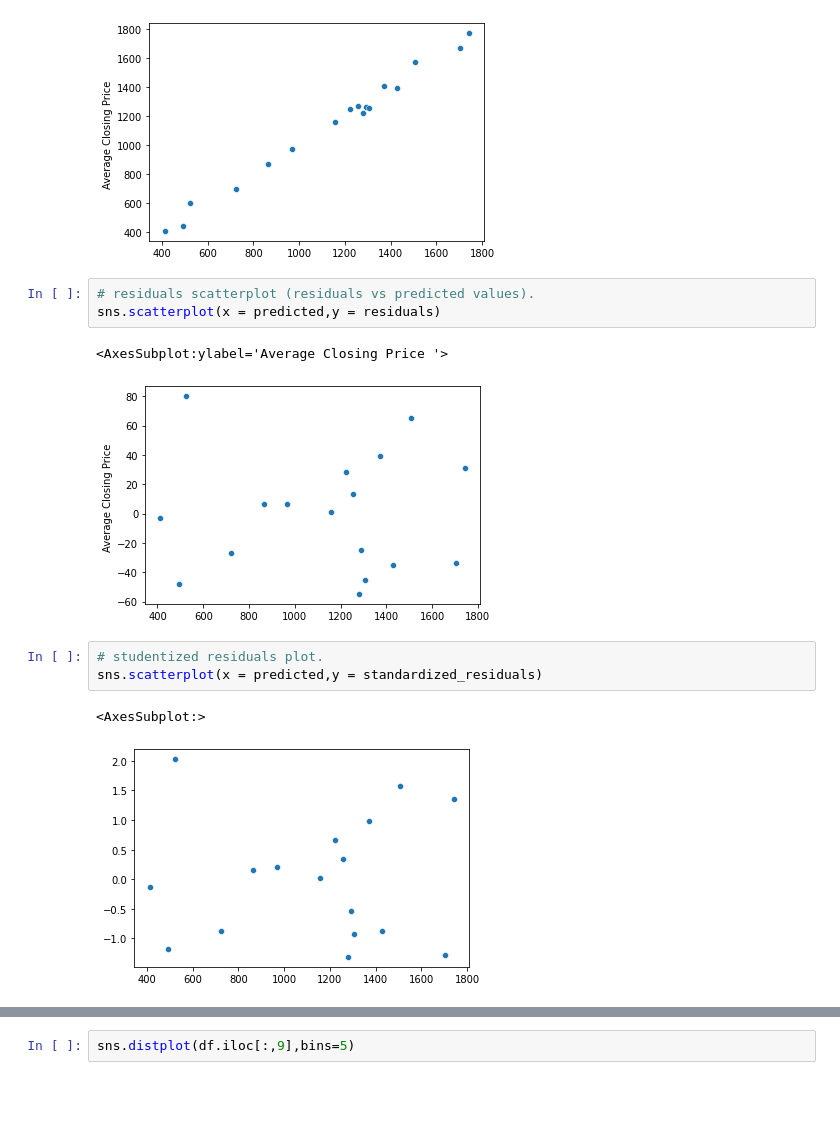
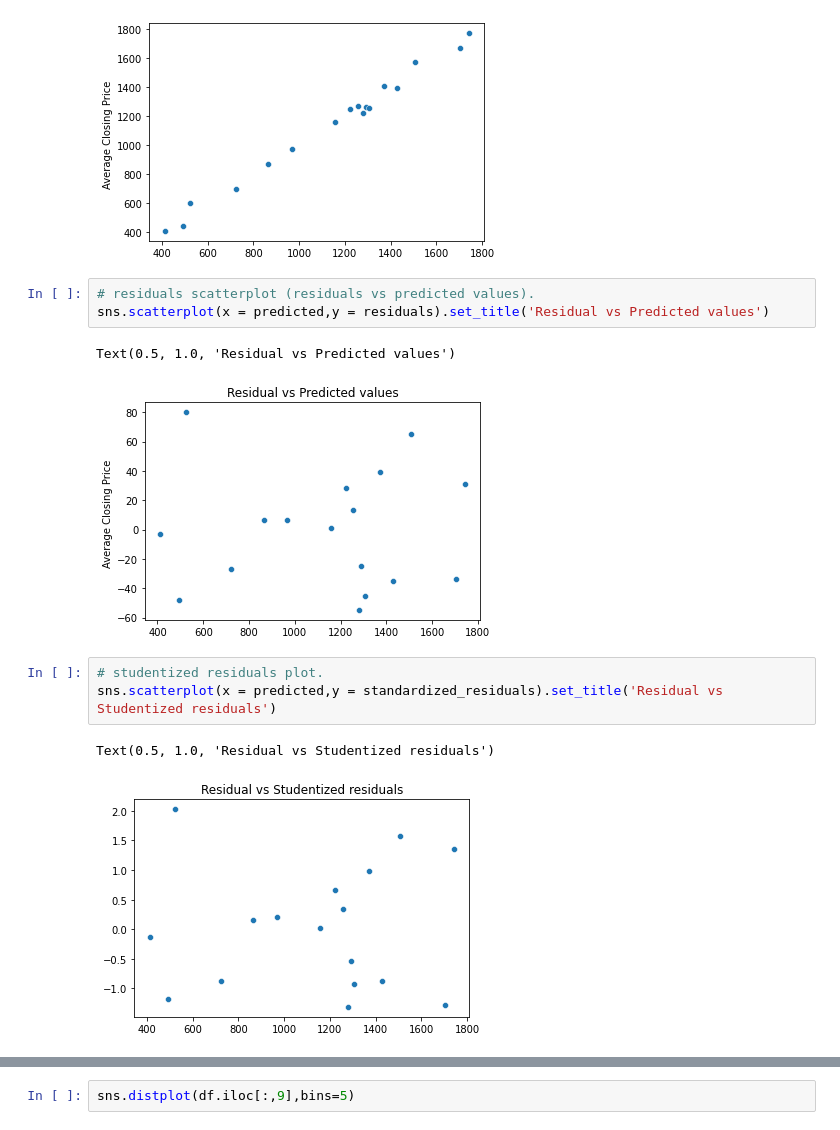
Before and after one commit to ErickChatalov/Gold-annual-prices, a Jupyter notebook: Model-2/Data analysis.ipynb, the cells around one changed output, grey strips where cells are left out. Drawn from its saved outputs; the diff is of its cells as text; blank space fills up the shorter version.

```diff
--- a/Model-2/Data analysis.ipynb
+++ b/Model-2/Data analysis.ipynb
@@ -281,14 +302,14 @@ sns.scatterplot(x= predicted, y= Gold_average_AJ)
 [figure]
 # %%
 # residuals scatterplot (residuals vs predicted values).
-sns.scatterplot(x = predicted,y = residuals)
+sns.scatterplot(x = predicted,y = residuals).set_title('Residual vs Predicted values')
 # %% [output]
-<AxesSubplot:ylabel='Average Closing Price '>
+Text(0.5, 1.0, 'Residual vs Predicted values')
-[figure, old version]
+[figure, new version]
 # %%
 # studentized residuals plot.
-sns.scatterplot(x = predicted,y = standardized_residuals)
+sns.scatterplot(x = predicted,y = standardized_residuals).set_title('Residual vs Studentized residuals')
 # %% [output]
-<AxesSubplot:>
+Text(0.5, 1.0, 'Residual vs Studentized residuals')
-[figure, old version]
+[figure, new version]
 # %%
```
Also changed, not shown: parts of 8 cells of this notebook.
